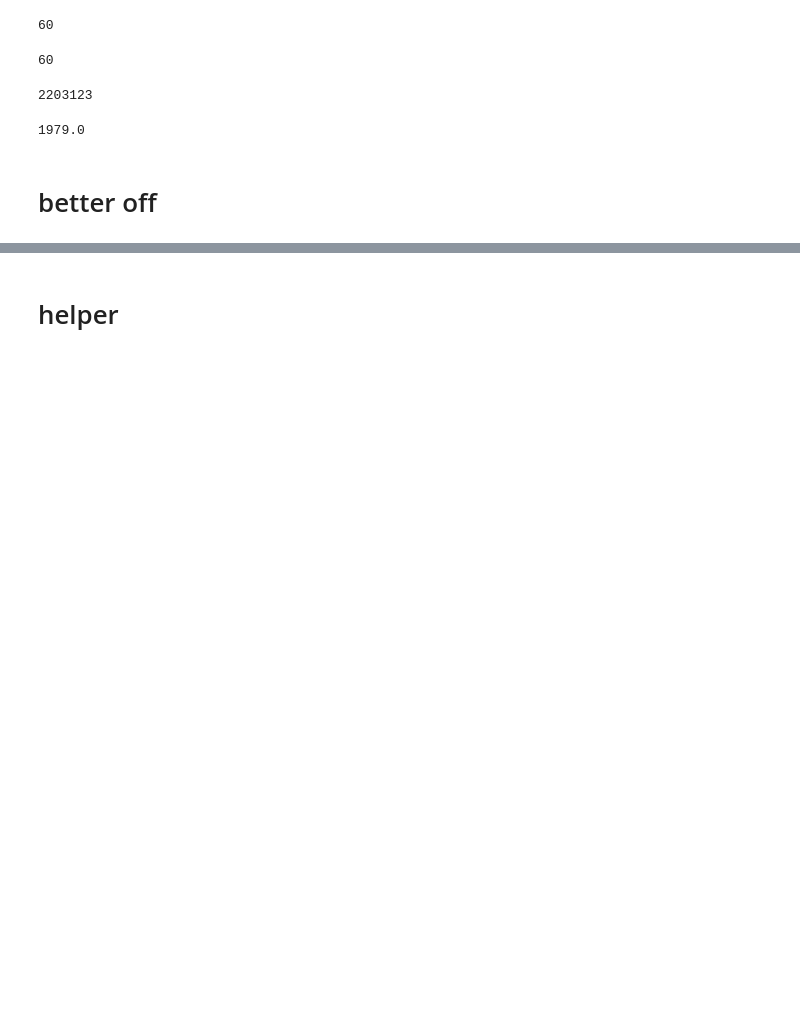
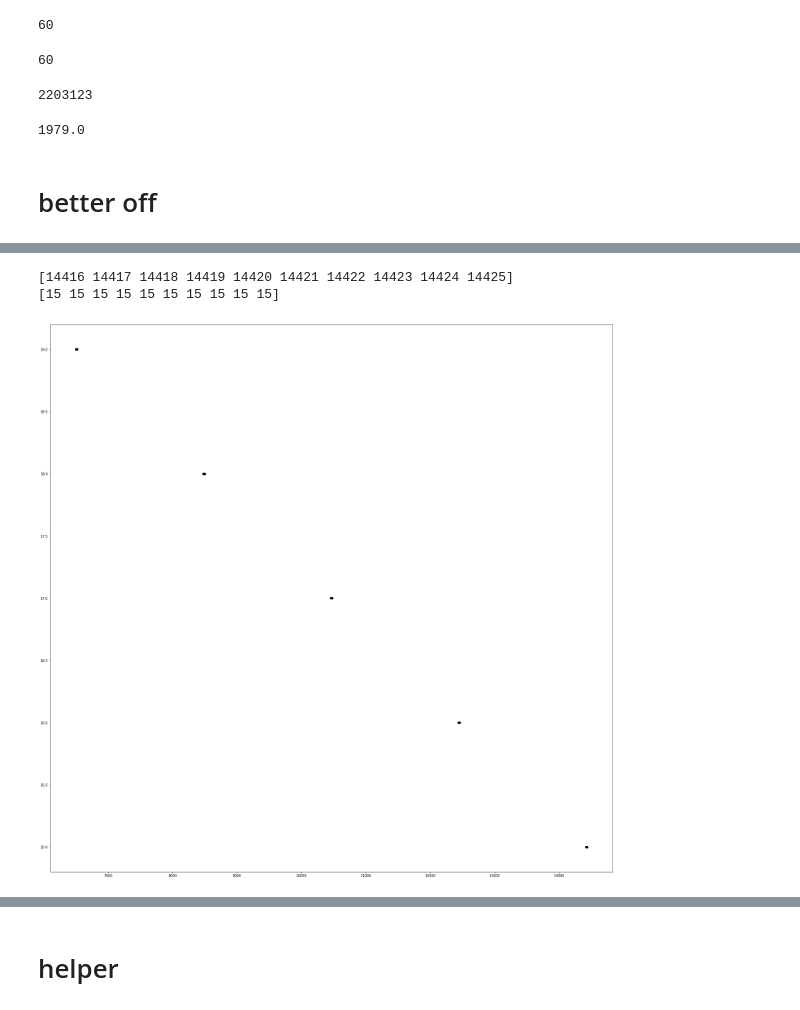
Before and after one commit to tandav/spectrogram, a Jupyter notebook: dimensions.ipynb, the cells around one changed output, grey strips where cells are left out. Drawn from its saved outputs; the diff is of its cells as text; code cells hidden in the pictures; blank space fills up the shorter version.

```diff
--- a/dimensions.ipynb
+++ b/dimensions.ipynb
@@ -189,3 +212,31 @@ for rate in np.arange(44100, 50000, 1000):
+# %%
+rate = 44100
+seconds = 1
+n = rate * seconds
+fps = 60
+
+frame_width = 1920 # frame_width
+frame_step = 1 # px
+
+nps = np.arange(6000, 15000)
+stp = np.arange(1, 100)
+
+NPS, STP = np.meshgrid(nps, stp)
+
+EQUALITY = np.zeros(NPS.shape, dtype=np.bool)
+
+
+EQUALITY += ((rate * seconds - (NPS - STP)) // STP) - frame_width + frame_step == seconds * fps
+# %%
+# plt.plot(NPS[EQUALITY], 'o')
+# plt.plot(STP[EQUALITY], 'o')
+plt.plot(NPS[EQUALITY], STP[EQUALITY], 'ko')
+print(NPS[EQUALITY][:10])
+print(STP[EQUALITY][:10])
+# %% [output]
+[14416 14417 14418 14419 14420 14421 14422 14423 14424 14425]
+[15 15 15 15 15 15 15 15 15 15]
+[figure, added]
 # %%
 plt.pcolormesh(
     NPS,
```
Also changed, not shown: parts of 9 cells of this notebook.
